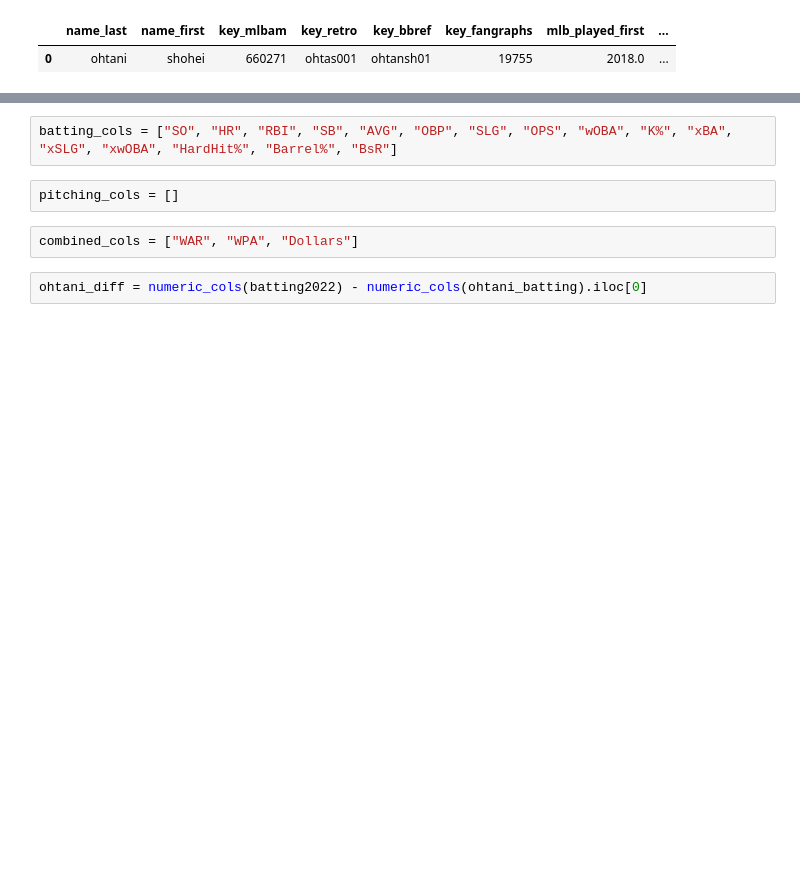
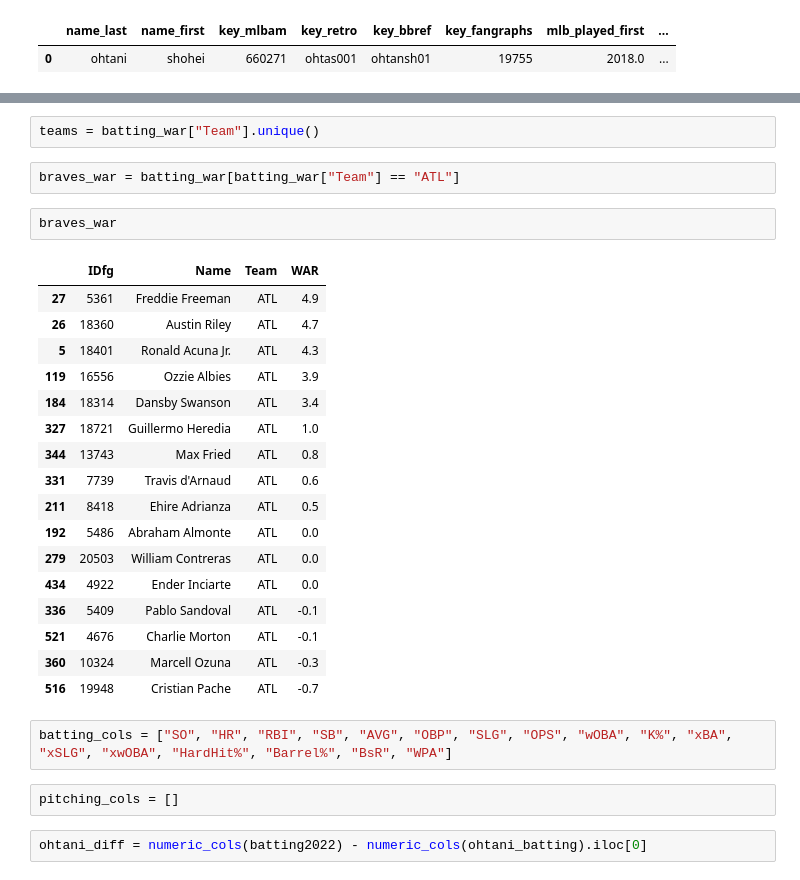
Before and after one commit to zengineering/data, a Jupyter notebook: mlb/pybaseball.ipynb, the cells around one changed output, grey strips where cells are left out. Saved outputs shown, nothing was run; the diff lists cells and outputs as text; blank space fills up the shorter version.

```diff
--- a/mlb/pybaseball.ipynb
+++ b/mlb/pybaseball.ipynb
@@ -99,9 +104,31 @@ ohtani_batting
+# %%
+teams = batting_war["Team"].unique()
+# %%
+braves_war = batting_war[batting_war["Team"] == "ATL"]
+# %%
+braves_war
+# %% [output]
+|  | IDfg | Name | Team | WAR |
+| 27 | 5361 | Freddie Freeman | ATL | 4.9 |
+| 26 | 18360 | Austin Riley | ATL | 4.7 |
+| 5 | 18401 | Ronald Acuna Jr. | ATL | 4.3 |
+| 119 | 16556 | Ozzie Albies | ATL | 3.9 |
+| 184 | 18314 | Dansby Swanson | ATL | 3.4 |
+| 327 | 18721 | Guillermo Heredia | ATL | 1.0 |
+| 344 | 13743 | Max Fried | ATL | 0.8 |
+| 331 | 7739 | Travis d'Arnaud | ATL | 0.6 |
+| 211 | 8418 | Ehire Adrianza | ATL | 0.5 |
+| 192 | 5486 | Abraham Almonte | ATL | 0.0 |
+| 279 | 20503 | William Contreras | ATL | 0.0 |
+| 434 | 4922 | Ender Inciarte | ATL | 0.0 |
+| 336 | 5409 | Pablo Sandoval | ATL | -0.1 |
+| 521 | 4676 | Charlie Morton | ATL | -0.1 |
+| 360 | 10324 | Marcell Ozuna | ATL | -0.3 |
+| 516 | 19948 | Cristian Pache | ATL | -0.7 |
 # %%
-batting_cols = ["SO", "HR", "RBI", "SB", "AVG", "OBP", "SLG", "OPS", "wOBA", "K%", "xBA", "xSLG", "xwOBA", "HardHit%", "Barrel%", "BsR"]
+batting_cols = ["SO", "HR", "RBI", "SB", "AVG", "OBP", "SLG", "OPS", "wOBA", "K%", "xBA", "xSLG", "xwOBA", "HardHit%", "Barrel%", "BsR", "WPA"]
 # %%
 pitching_cols = []
-# %%
-combined_cols = ["WAR", "WPA", "Dollars"]
 # %%
 ohtani_diff = numeric_cols(batting2022) - numeric_cols(ohtani_batting).iloc[0]
 # %%
```
Also changed, not shown: parts of 34 cells of this notebook.
